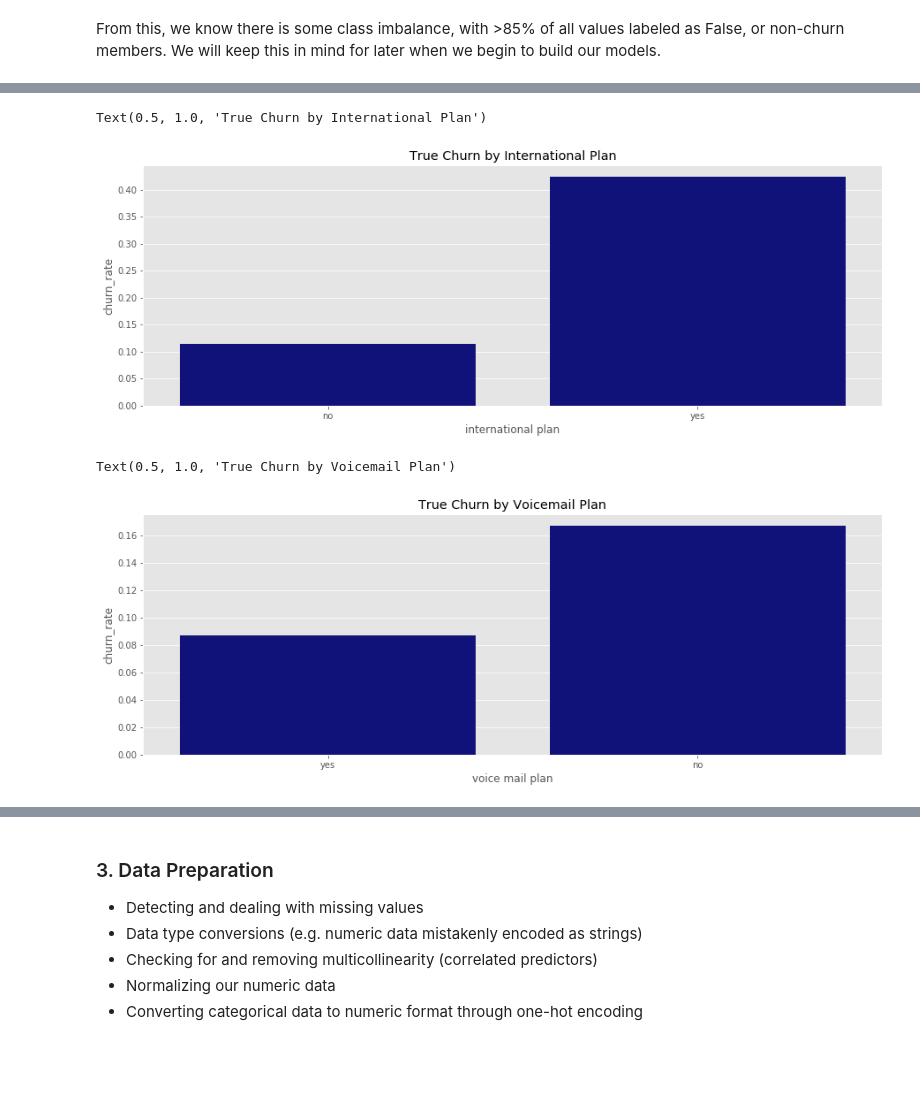
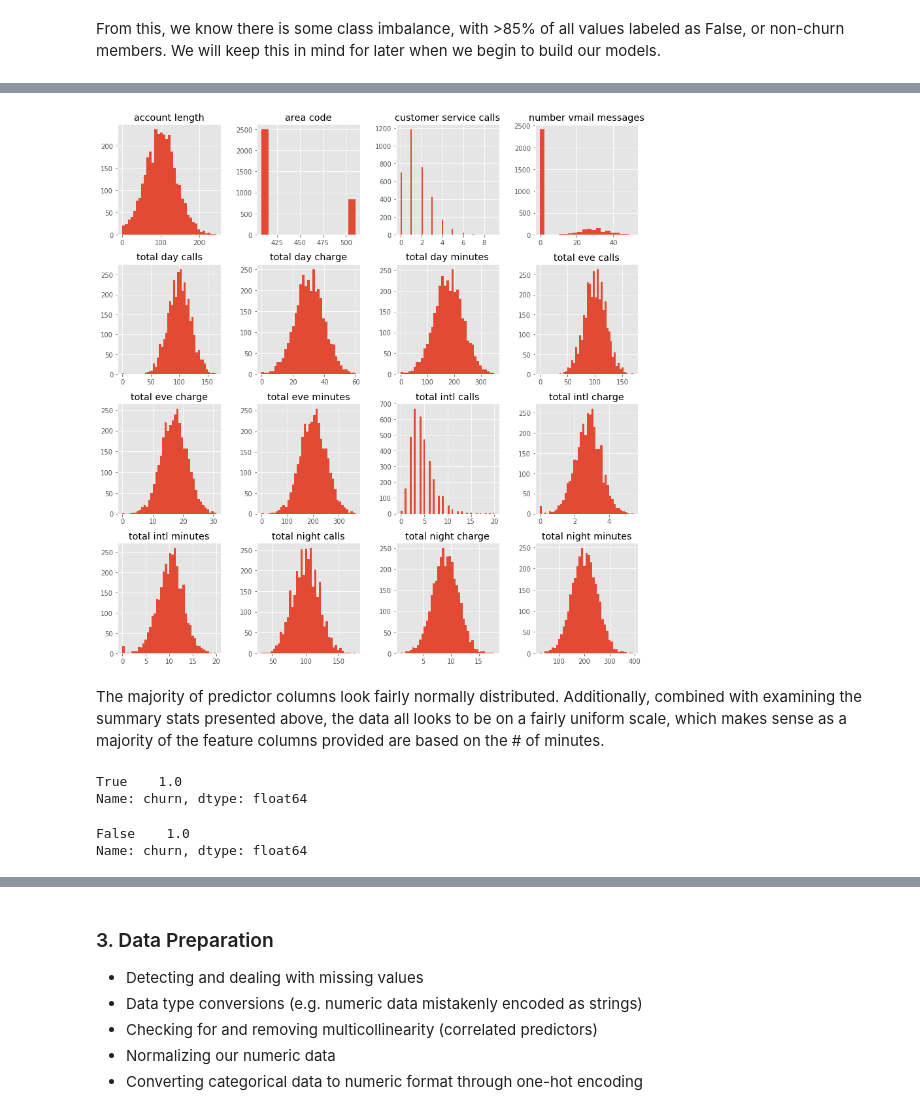
Before and after one commit to akaigraham/Predicting-Customer-Churn, a Jupyter notebook: Untitled.ipynb, the cells around one changed output, grey strips where cells are left out. Drawn from its saved outputs; the diff is of its cells as text; code cells hidden in the pictures; blank space fills up the shorter version.

Commit message:
cat distributions examined, now identifying relationships in data to target variable

```diff
--- a/Untitled.ipynb
+++ b/Untitled.ipynb
@@ -349,10 +116,0 @@ international_plan_churn = sorted_col_churn('international plan')
-# %%
-# replot
-plt.figure(figsize=(15, 5))
-sns.barplot(international_plan_churn['international plan'],
-            international_plan_churn['churn_rate'],
-            color='darkblue')
-plt.title('True Churn by International Plan')
-# %% [output]
-Text(0.5, 1.0, 'True Churn by International Plan')
-[figure, removed]
@@ -363,10 +116,0 @@ vm_plan_churn = sorted_col_churn('voice mail plan')
-# %%
-# plot
-plt.figure(figsize=(15, 5))
-sns.barplot(vm_plan_churn['voice mail plan'],
-            vm_plan_churn['churn_rate'],
-            color='darkblue')
-plt.title('True Churn by Voicemail Plan')
-# %% [output]
-Text(0.5, 1.0, 'True Churn by Voicemail Plan')
-[figure, removed]
@@ -374,0 +117,9 @@ Text(0.5, 1.0, 'True Churn by Voicemail Plan')
+# %%
+# look at distributions of all numeric predictor columns
+plt.style.use('ggplot')
+predictors.hist(figsize=(12, 12), bins='auto');
+plt.tight_layout()
+# %% [output]
+[figure, added]
+# %% [markdown]
+The majority of predictor columns look fairly normally distributed.  Additionally, combined with examining the summary stats presented above, the data all looks to be on a fairly uniform scale, which makes sense as a majority of the feature columns provided are based on the # of minutes.
@@ -374,0 +134,11 @@ Text(0.5, 1.0, 'True Churn by Voicemail Plan')
+# %%
+# check value counts and examine heads to make sure it worked
+churned_df['churn'].value_counts(normalize=True)
+# %% [output]
+True    1.0
+Name: churn, dtype: float64
+# %%
+non_churned_df['churn'].value_counts(normalize=True)
+# %% [output]
+False    1.0
+Name: churn, dtype: float64
```
Also changed, not shown: parts of 69 cells of this notebook.
